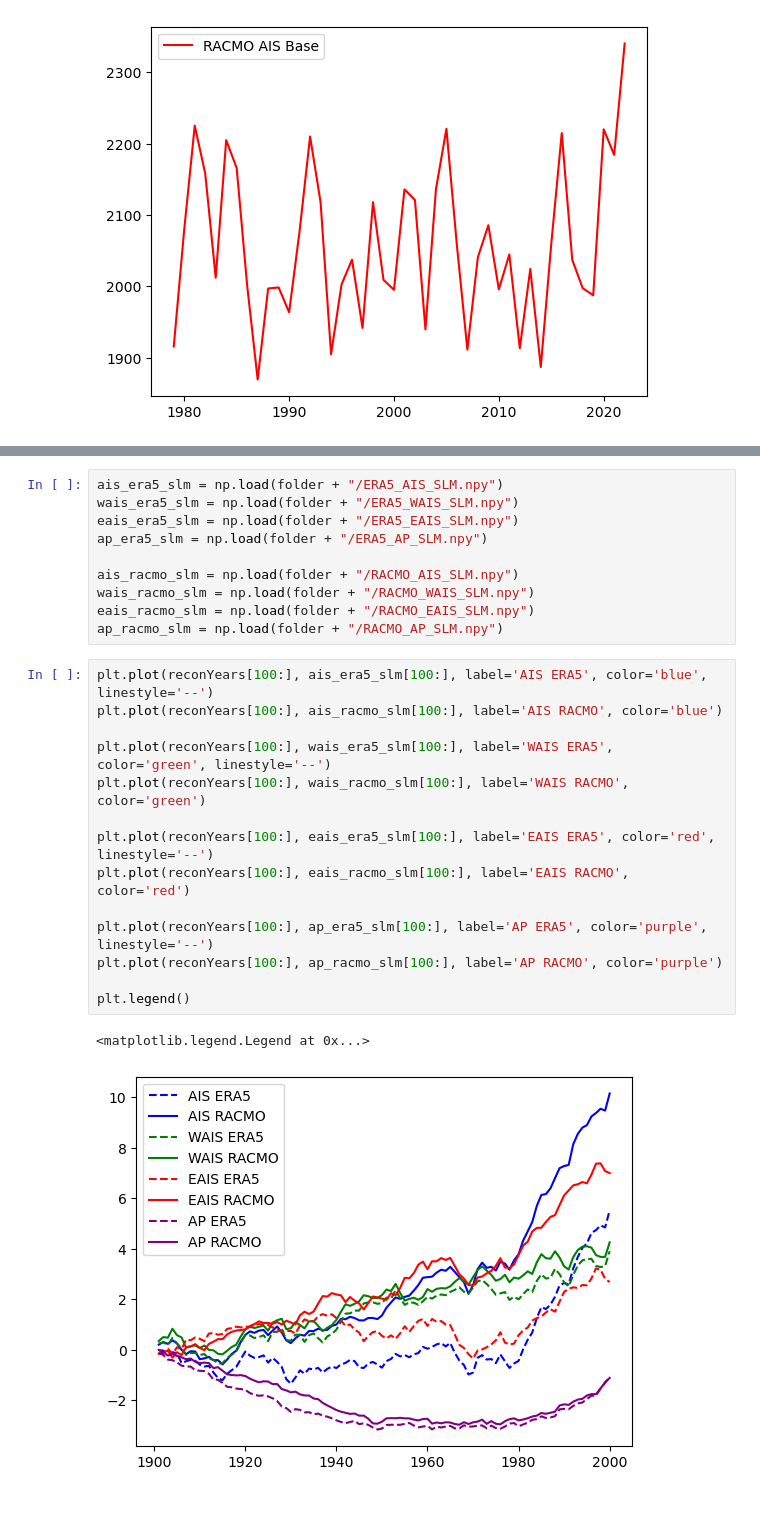
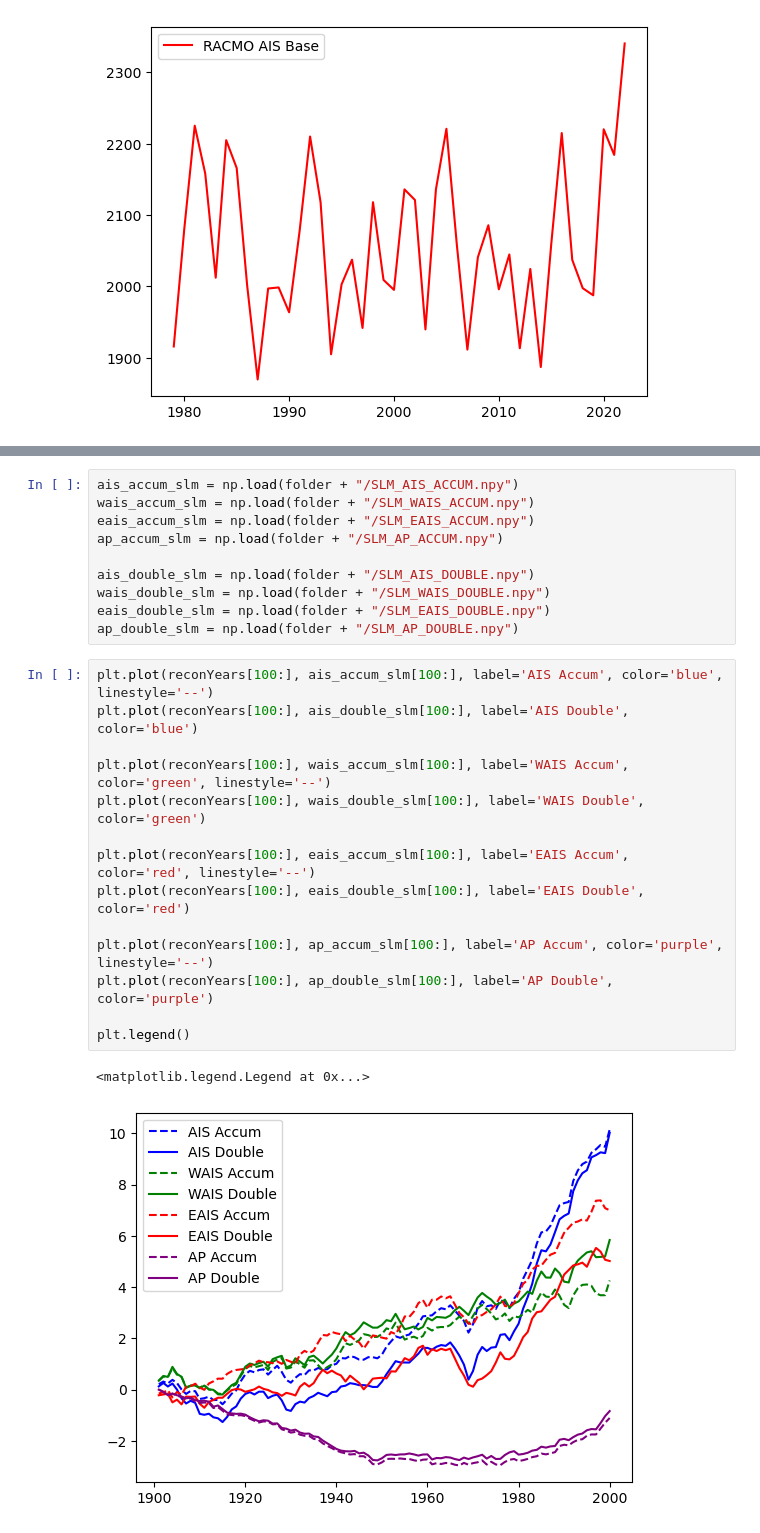
Before and after one commit to advikeswaran/metric-reconstruction, a Jupyter notebook: Recon_Processing_Double.ipynb, the cells around one changed output, grey strips where cells are left out. Drawn from its saved outputs; the diff is of its cells as text.

```diff
--- a/Recon_Processing_Double.ipynb
+++ b/Recon_Processing_Double.ipynb
@@ -115,27 +149,27 @@ ERA5 Reality vs. RACMO Recon = 0.7910029208864772
 # %%
-ais_era5_slm = np.load(folder + "/ERA5_AIS_SLM.npy")
-wais_era5_slm = np.load(folder + "/ERA5_WAIS_SLM.npy")
-eais_era5_slm = np.load(folder + "/ERA5_EAIS_SLM.npy")
-ap_era5_slm = np.load(folder + "/ERA5_AP_SLM.npy")
+ais_accum_slm = np.load(folder + "/SLM_AIS_ACCUM.npy")
+wais_accum_slm = np.load(folder + "/SLM_WAIS_ACCUM.npy")
+eais_accum_slm = np.load(folder + "/SLM_EAIS_ACCUM.npy")
+ap_accum_slm = np.load(folder + "/SLM_AP_ACCUM.npy")
 
-ais_racmo_slm = np.load(folder + "/RACMO_AIS_SLM.npy")
-wais_racmo_slm = np.load(folder + "/RACMO_WAIS_SLM.npy")
-eais_racmo_slm = np.load(folder + "/RACMO_EAIS_SLM.npy")
-ap_racmo_slm = np.load(folder + "/RACMO_AP_SLM.npy")
+ais_double_slm = np.load(folder + "/SLM_AIS_DOUBLE.npy")
+wais_double_slm = np.load(folder + "/SLM_WAIS_DOUBLE.npy")
+eais_double_slm = np.load(folder + "/SLM_EAIS_DOUBLE.npy")
+ap_double_slm = np.load(folder + "/SLM_AP_DOUBLE.npy")
 # %%
-plt.plot(reconYears[100:], ais_era5_slm[100:], label='AIS ERA5', color='blue', linestyle='--')
-plt.plot(reconYears[100:], ais_racmo_slm[100:], label='AIS RACMO', color='blue')
+plt.plot(reconYears[100:], ais_accum_slm[100:], label='AIS Accum', color='blue', linestyle='--')
+plt.plot(reconYears[100:], ais_double_slm[100:], label='AIS Double', color='blue')
 
-plt.plot(reconYears[100:], wais_era5_slm[100:], label='WAIS ERA5', color='green', linestyle='--')
-plt.plot(reconYears[100:], wais_racmo_slm[100:], label='WAIS RACMO', color='green')
+plt.plot(reconYears[100:], wais_accum_slm[100:], label='WAIS Accum', color='green', linestyle='--')
+plt.plot(reconYears[100:], wais_double_slm[100:], label='WAIS Double', color='green')
 
-plt.plot(reconYears[100:], eais_era5_slm[100:], label='EAIS ERA5', color='red', linestyle='--')
-plt.plot(reconYears[100:], eais_racmo_slm[100:], label='EAIS RACMO', color='red')
+plt.plot(reconYears[100:], eais_accum_slm[100:], label='EAIS Accum', color='red', linestyle='--')
+plt.plot(reconYears[100:], eais_double_slm[100:], label='EAIS Double', color='red')
 
-plt.plot(reconYears[100:], ap_era5_slm[100:], label='AP ERA5', color='purple', linestyle='--')
-plt.plot(reconYears[100:], ap_racmo_slm[100:], label='AP RACMO', color='purple')
+plt.plot(reconYears[100:], ap_accum_slm[100:], label='AP Accum', color='purple', linestyle='--')
+plt.plot(reconYears[100:], ap_double_slm[100:], label='AP Double', color='purple')
 
 plt.legend()
 # %% [output]
 <matplotlib.legend.Legend at 0x...>
-[figure, old version]
+[figure, new version]
```
Also changed, not shown: parts of 8 cells of this notebook, 2 other files.
